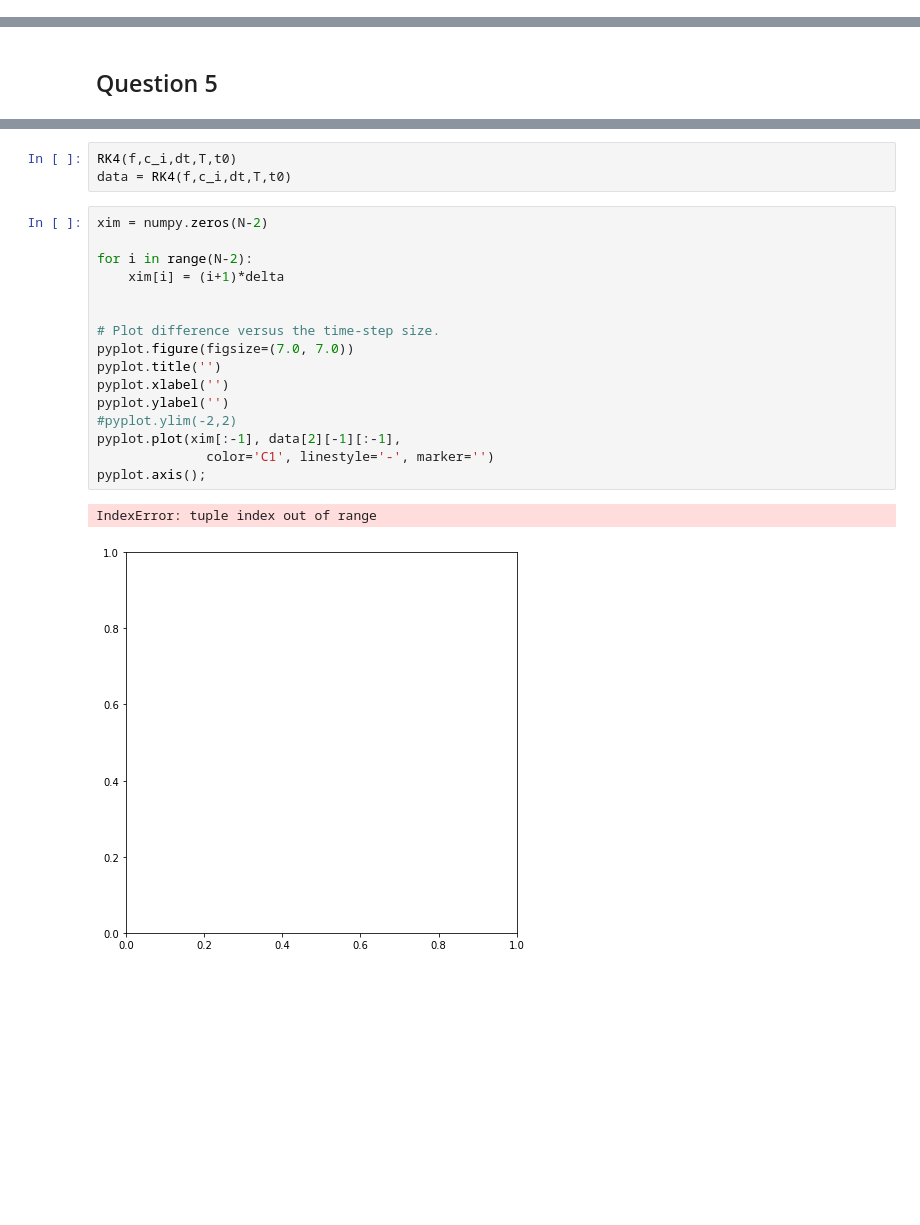
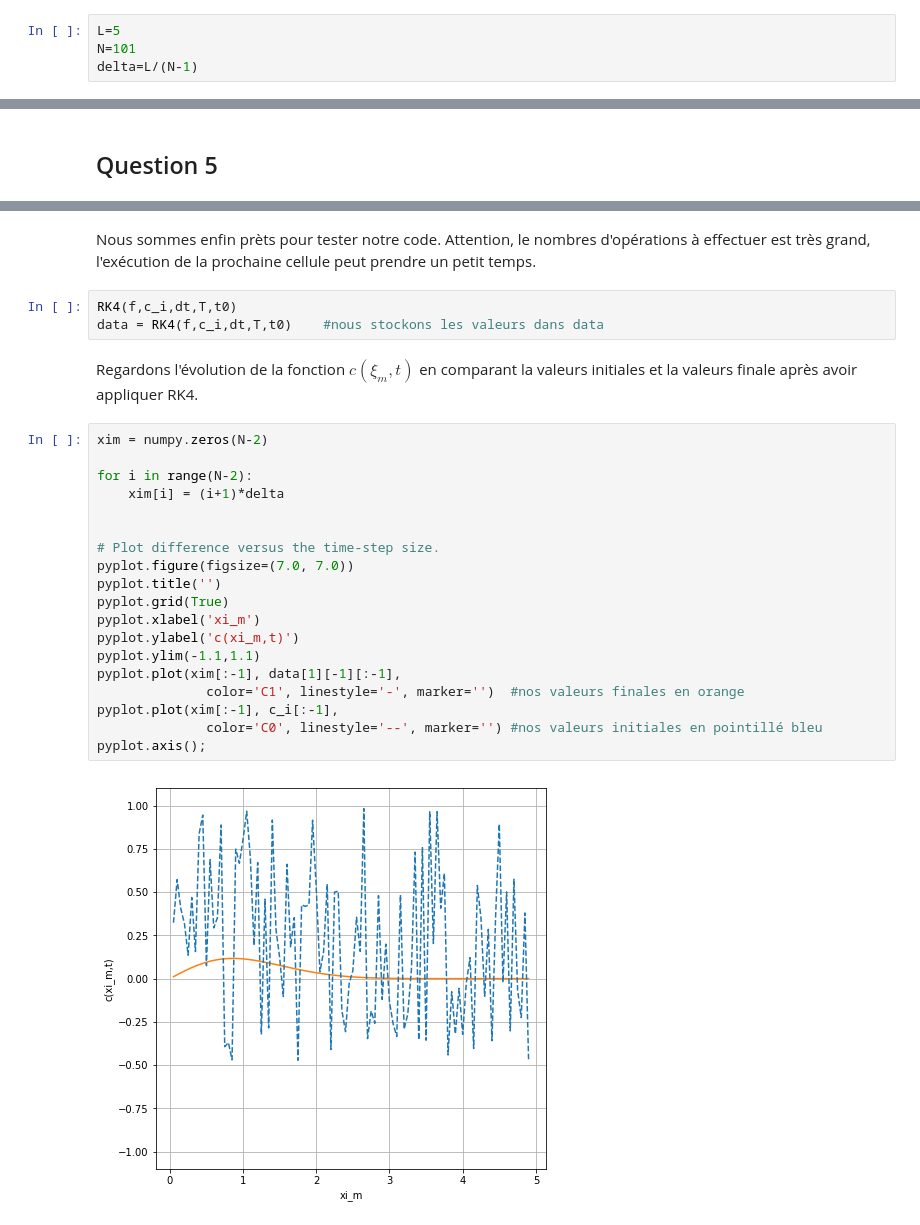
Before and after one commit to luciouw/first_repo-1, a Jupyter notebook: Advection-diffusion_en_milieu_poreux.ipynb, the cells around one changed output, grey strips where cells are left out. Cells and saved outputs as stored; diff of their text form; blank space fills up the shorter version.

```diff
--- a/Advection-diffusion_en_milieu_poreux.ipynb
+++ b/Advection-diffusion_en_milieu_poreux.ipynb
@@ -621,0 +603,4 @@ Les 5 plus grandes valeurs propres sont :
+# %%
+L=5
+N=101
+delta=L/(N-1)
@@ -732,22 +761,28 @@ def RK4(f,c_i,dt,T,t0):
+# %% [markdown]
+Nous sommes enfin prèts pour tester notre code. Attention, le nombres d'opérations à effectuer est très grand, l'exécution de la prochaine cellule peut prendre un petit temps.
 # %%
 RK4(f,c_i,dt,T,t0)
-data = RK4(f,c_i,dt,T,t0)
+data = RK4(f,c_i,dt,T,t0)    #nous stockons les valeurs dans data
+# %% [markdown]
+Regardons l'évolution de la fonction $c(\xi_m,t)$ en comparant la valeurs initiales et la valeurs finale après avoir appliquer RK4.
 # %%
 xim = numpy.zeros(N-2)
 
 for i in range(N-2):
     xim[i] = (i+1)*delta
 
 
 # Plot difference versus the time-step size.
 pyplot.figure(figsize=(7.0, 7.0))
 pyplot.title('')
-pyplot.xlabel('')
-pyplot.ylabel('')
-#pyplot.ylim(-2,2)
-pyplot.plot(xim[:-1], data[2][-1][:-1],
-              color='C1', linestyle='-', marker='')
+pyplot.grid(True)
+pyplot.xlabel('xi_m')
+pyplot.ylabel('c(xi_m,t)')
+pyplot.ylim(-1.1,1.1)
+pyplot.plot(xim[:-1], data[1][-1][:-1],
+              color='C1', linestyle='-', marker='')  #nos valeurs finales en orange
+pyplot.plot(xim[:-1], c_i[:-1],
+              color='C0', linestyle='--', marker='') #nos valeurs initiales en pointillé bleu
 pyplot.axis();
 # %% [output]
-IndexError: tuple index out of range
-[figure, old version]
+[figure, new version]
```
Also changed, not shown: parts of 30 cells of this notebook.
